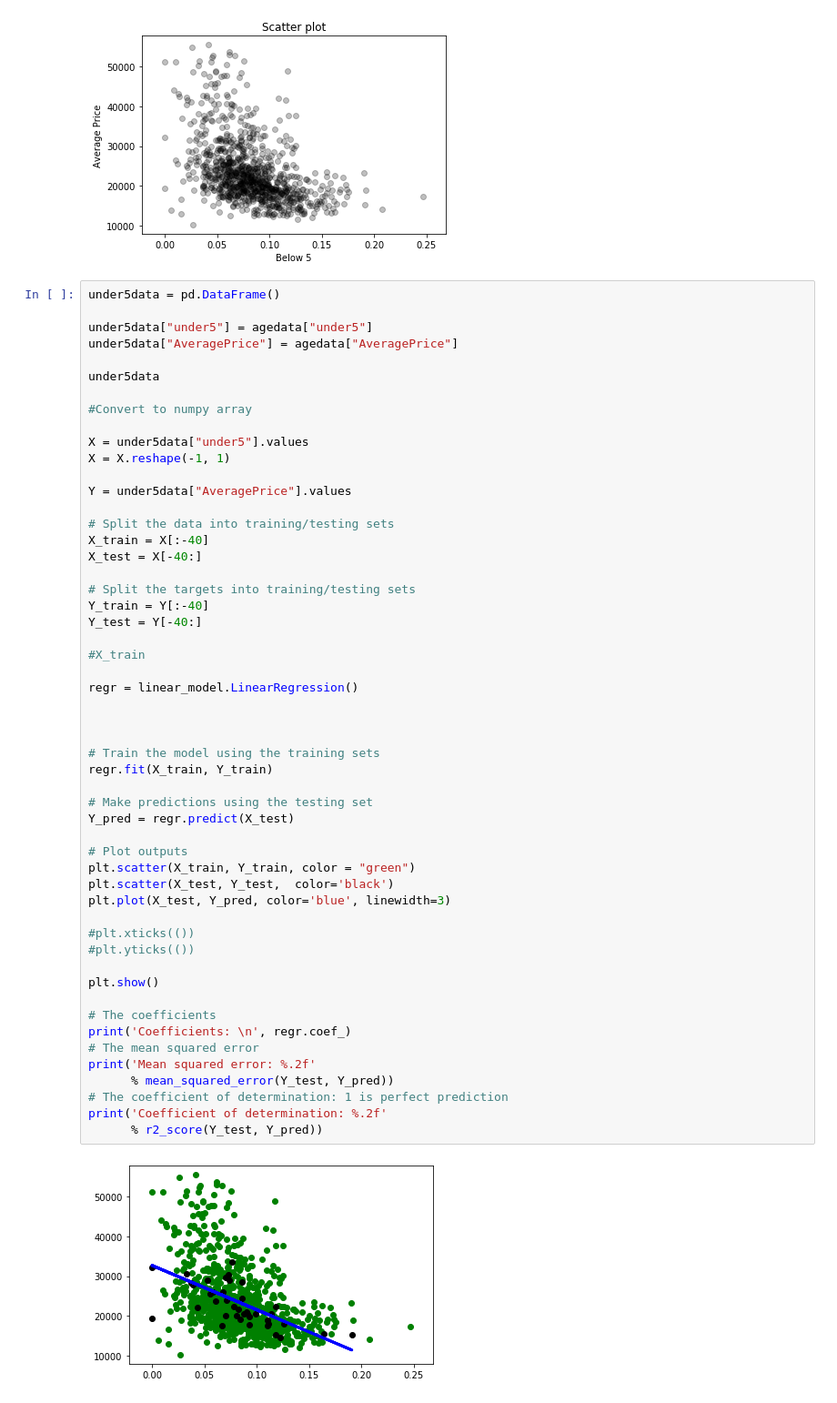
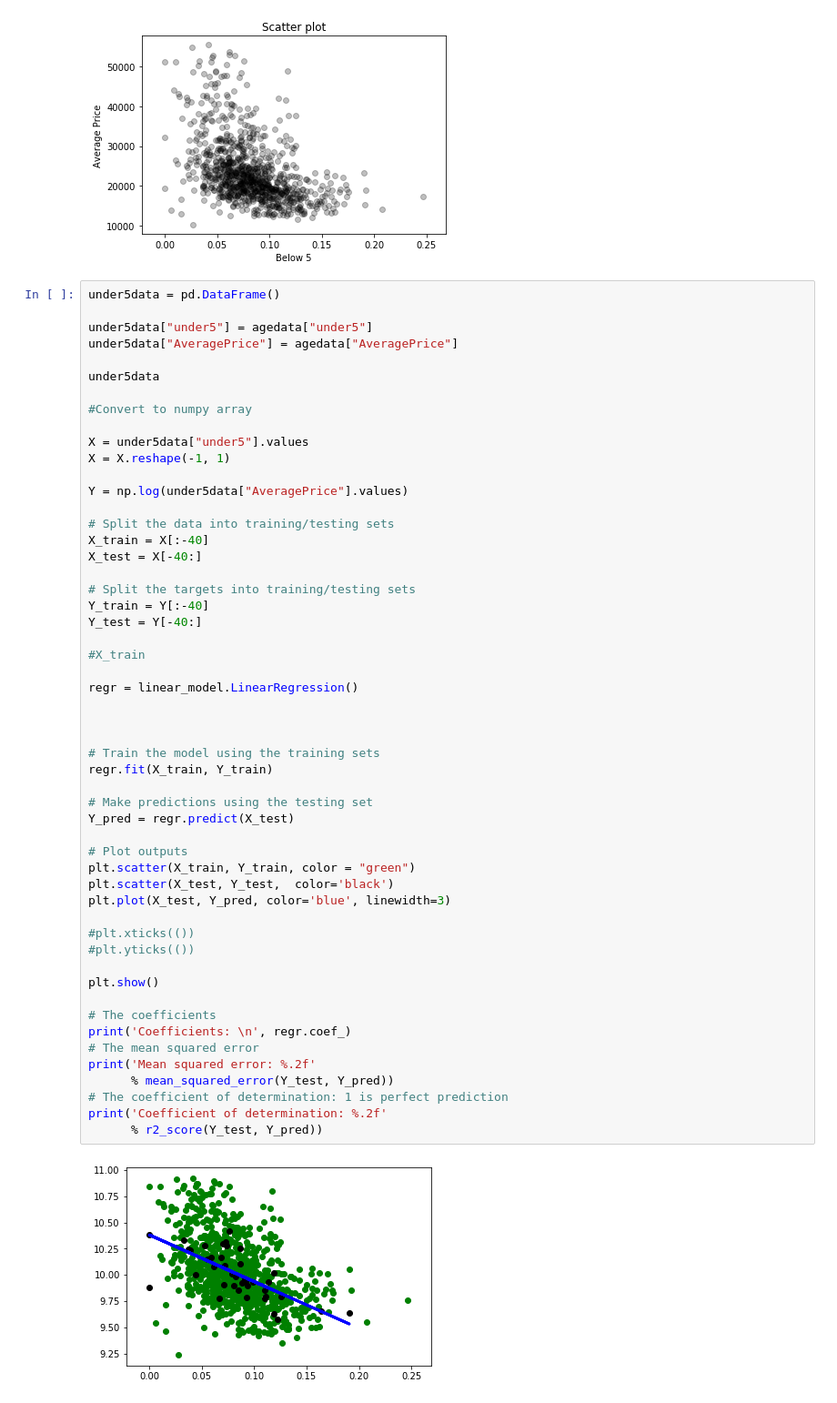
Before and after one commit to MangoOverlord/DataHacks2020, a Jupyter notebook: Dataset/Multivariable.ipynb, the cells around one changed output. Shown at 91% size. Cells and saved outputs as stored; diff of their text form.

```diff
--- a/Dataset/Multivariable.ipynb
+++ b/Dataset/Multivariable.ipynb
@@ -84,7 +86,7 @@ under5data
 X = under5data["under5"].values
 X = X.reshape(-1, 1)
 
-Y = under5data["AveragePrice"].values
+Y = np.log(under5data["AveragePrice"].values)
 
 # Split the data into training/testing sets
 X_train = X[:-40]
@@ -98,32 +100,32 @@ Y_test = Y[-40:]
 
 regr = linear_model.LinearRegression()
 
 
 
 # Train the model using the training sets
 regr.fit(X_train, Y_train)
 
 # Make predictions using the testing set
 Y_pred = regr.predict(X_test)
 
 # Plot outputs
 plt.scatter(X_train, Y_train, color = "green")
 plt.scatter(X_test, Y_test,  color='black')
 plt.plot(X_test, Y_pred, color='blue', linewidth=3)
 
 #plt.xticks(())
 #plt.yticks(())
 
 plt.show()
 
 # The coefficients
 print('Coefficients: \n', regr.coef_)
 # The mean squared error
 print('Mean squared error: %.2f'
       % mean_squared_error(Y_test, Y_pred))
 # The coefficient of determination: 1 is perfect prediction
 print('Coefficient of determination: %.2f'
       % r2_score(Y_test, Y_pred))
 # %% [output]
-[figure, old version]
+[figure, new version]
 Coefficients:
```
Also changed, not shown: parts of 4 cells of this notebook.
